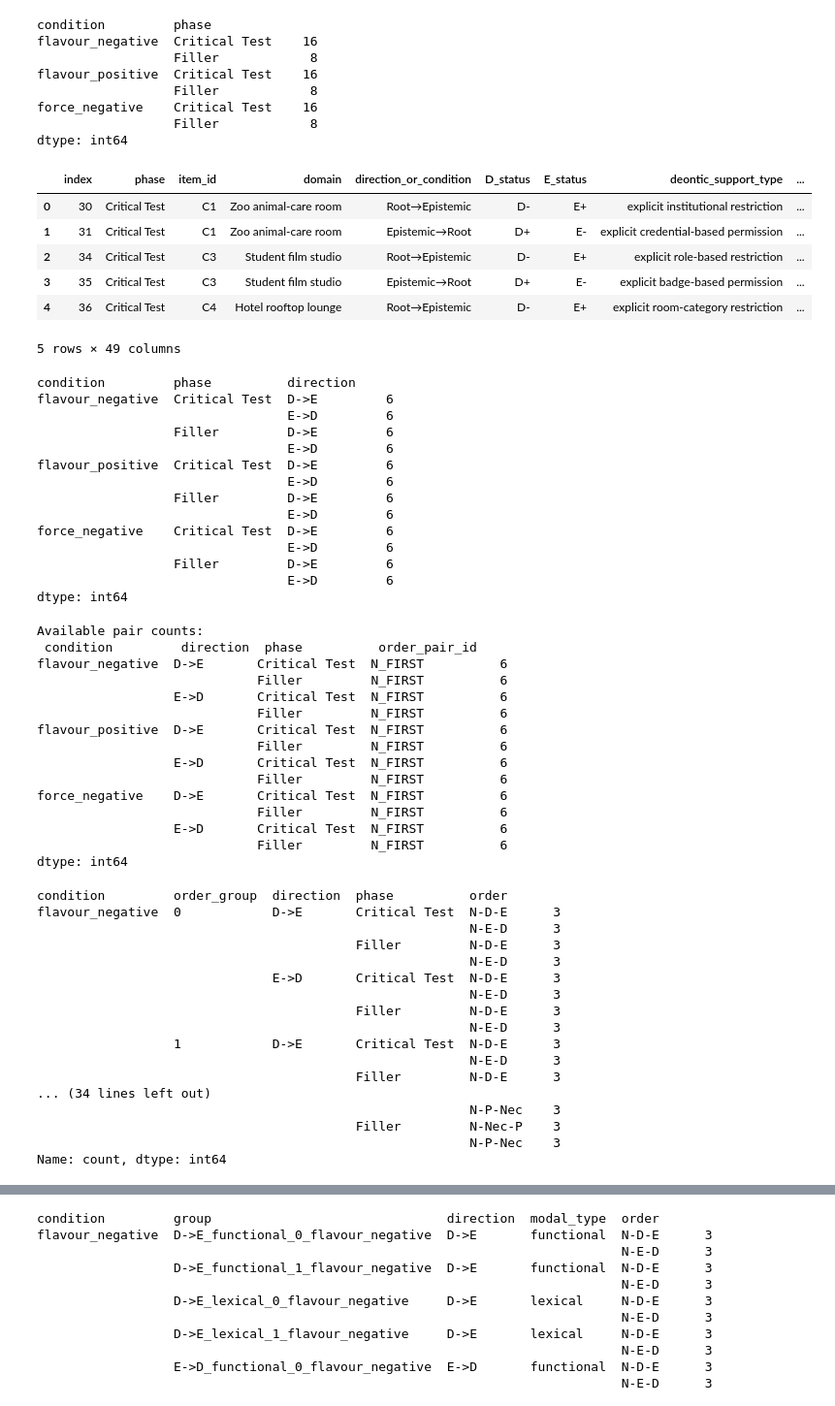
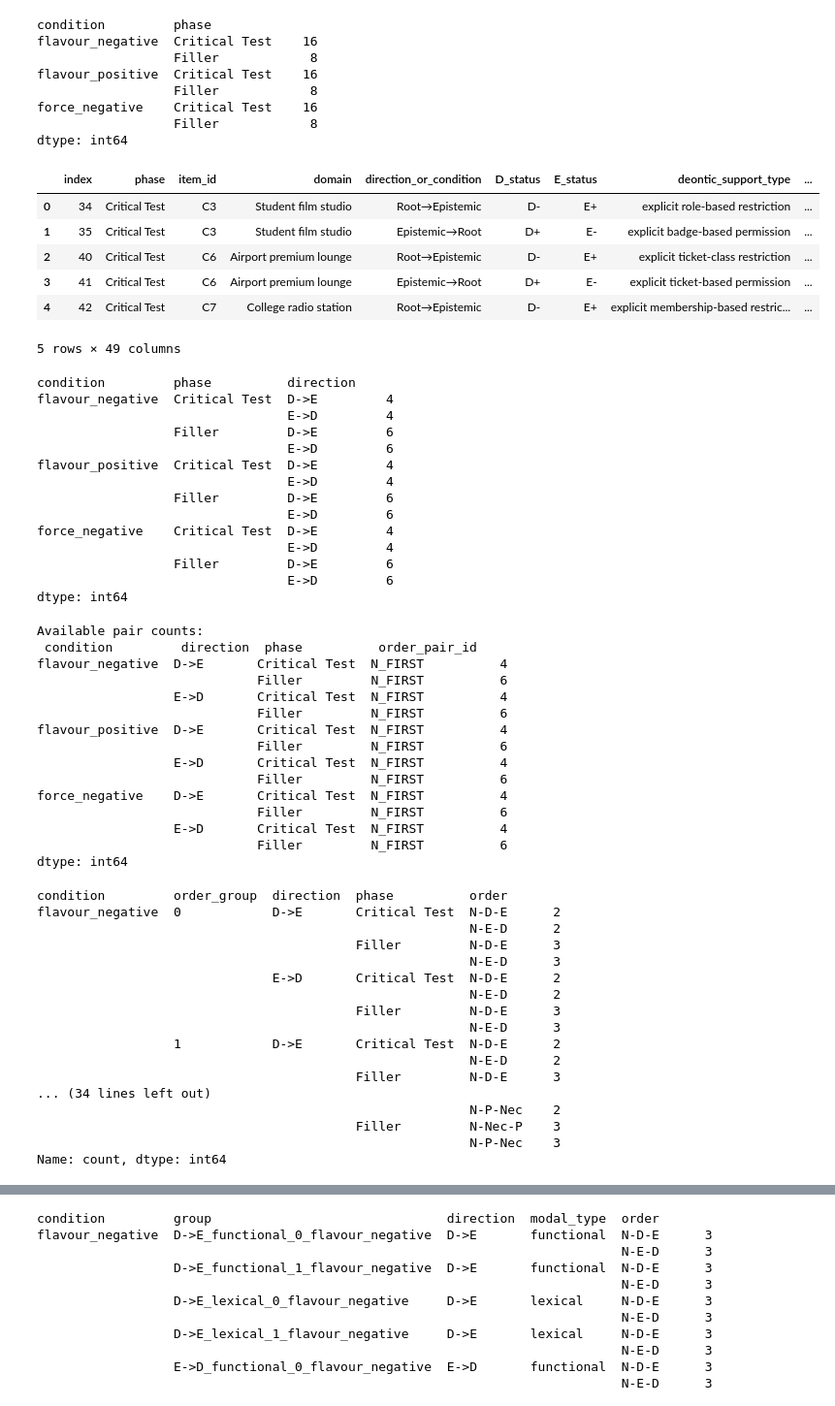
Before and after one commit to lucas-y-li/modal-learning, a Jupyter notebook: exp1_setup_stimulus.ipynb, the cells around one changed output, grey strips where cells are left out. Shown at 97% size. Drawn from its saved outputs; the diff is of its cells as text; code cells hidden in the pictures.

```diff
--- a/exp1_setup_stimulus.ipynb
+++ b/exp1_setup_stimulus.ipynb
@@ -245,17 +254,22 @@ force_negative    Critical Test    16
                   Filler            8
 dtype: int64
 # %%
+# change instances of 'mip' to 'dax'
+test_df["lexical_adjective_target"] = test_df["lexical_adjective_target"].apply(
+    lambda x: x.replace("mip", "dax")
+)
+
 # Existing exclusions retained; revise these after the new norming results.
-to_throw = ["F2", "F5", "C2", "C5"]
-test_df = test_df[~test_df["item_id"].isin(to_throw)].reset_index(drop=True)
+to_drop = ["F1", "F6", "C1", "C2", "C4", "C5"]
+test_df = test_df[~test_df["item_id"].isin(to_drop)].reset_index(drop=True)
 test_df.head()
 # %% [output]
 |  | index | phase | item_id | domain | direction_or_condition | D_status | E_status | deontic_support_type | ... |
-| 0 | 30 | Critical Test | C1 | Zoo animal-care room | Root→Epistemic | D- | E+ | explicit institutional restriction | ... |
-| 1 | 31 | Critical Test | C1 | Zoo animal-care room | Epistemic→Root | D+ | E- | explicit credential-based permission | ... |
-| 2 | 34 | Critical Test | C3 | Student film studio | Root→Epistemic | D- | E+ | explicit role-based restriction | ... |
-| 3 | 35 | Critical Test | C3 | Student film studio | Epistemic→Root | D+ | E- | explicit badge-based permission | ... |
-| 4 | 36 | Critical Test | C4 | Hotel rooftop lounge | Root→Epistemic | D- | E+ | explicit room-category restriction | ... |
+| 0 | 34 | Critical Test | C3 | Student film studio | Root→Epistemic | D- | E+ | explicit role-based restriction | ... |
+| 1 | 35 | Critical Test | C3 | Student film studio | Epistemic→Root | D+ | E- | explicit badge-based permission | ... |
+| 2 | 40 | Critical Test | C6 | Airport premium lounge | Root→Epistemic | D- | E+ | explicit ticket-class restriction | ... |
+| 3 | 41 | Critical Test | C6 | Airport premium lounge | Epistemic→Root | D+ | E- | explicit ticket-based permission | ... |
+| 4 | 42 | Critical Test | C7 | College radio station | Root→Epistemic | D- | E+ | explicit membership-based restric... | ... |
 5 rows × 49 columns
 # %%
 # `direction` keeps its original role: it identifies the LEARNING group.
@@ -289,16 +303,16 @@ test_df = pd.concat([
 test_df.groupby(["condition", "phase", "direction"]).size()
 # %% [output]
 condition         phase          direction
-flavour_negative  Critical Test  D->E         6
-                                 E->D         6
+flavour_negative  Critical Test  D->E         4
+                                 E->D         4
                   Filler         D->E         6
                                  E->D         6
-flavour_positive  Critical Test  D->E         6
-                                 E->D         6
+flavour_positive  Critical Test  D->E         4
+                                 E->D         4
                   Filler         D->E         6
                                  E->D         6
-force_negative    Critical Test  D->E         6
-                                 E->D         6
+force_negative    Critical Test  D->E         4
+                                 E->D         4
                   Filler         D->E         6
                                  E->D         6
 dtype: int64
@@ -378,33 +392,33 @@ test_df.groupby(["condition", "order_group", "direction", "phase"])["order"].val
 # %% [output]
 Available pair counts:
  condition         direction  phase          order_pair_id
-flavour_negative  D->E       Critical Test  N_FIRST          6
+flavour_negative  D->E       Critical Test  N_FIRST          4
                              Filler         N_FIRST          6
-                  E->D       Critical Test  N_FIRST          6
+                  E->D       Critical Test  N_FIRST          4
                              Filler         N_FIRST          6
-flavour_positive  D->E       Critical Test  N_FIRST          6
+flavour_positive  D->E       Critical Test  N_FIRST          4
                              Filler         N_FIRST          6
-                  E->D       Critical Test  N_FIRST          6
+                  E->D       Critical Test  N_FIRST          4
                              Filler         N_FIRST          6
-force_negative    D->E       Critical Test  N_FIRST          6
+force_negative    D->E       Critical Test  N_FIRST          4
                              Filler         N_FIRST          6
-                  E->D       Critical Test  N_FIRST          6
+                  E->D       Critical Test  N_FIRST          4
                              Filler         N_FIRST          6
 dtype: int64
 condition         order_group  direction  phase          order
-flavour_negative  0            D->E       Critical Test  N-D-E      3
-                                                         N-E-D      3
+flavour_negative  0            D->E       Critical Test  N-D-E      2
+                                                         N-E-D      2
                                           Filler         N-D-E      3
                                                          N-E-D      3
-                               E->D       Critical Test  N-D-E      3
-                                                         N-E-D      3
+                               E->D       Critical Test  N-D-E      2
+                                                         N-E-D      2
                                           Filler         N-D-E      3
                                                          N-E-D      3
-                  1            D->E       Critical Test  N-D-E      3
-                                                         N-E-D      3
+                  1            D->E       Critical Test  N-D-E      2
+                                                         N-E-D      2
                                           Filler         N-D-E      3
 ... (34 lines left out)
-                                                         N-P-Nec    3
+                                                         N-P-Nec    2
                                           Filler         N-Nec-P    3
                                                          N-P-Nec    3
 Name: count, dtype: int64
```
Also changed, not shown: parts of 8 cells of this notebook, 12 other files.
